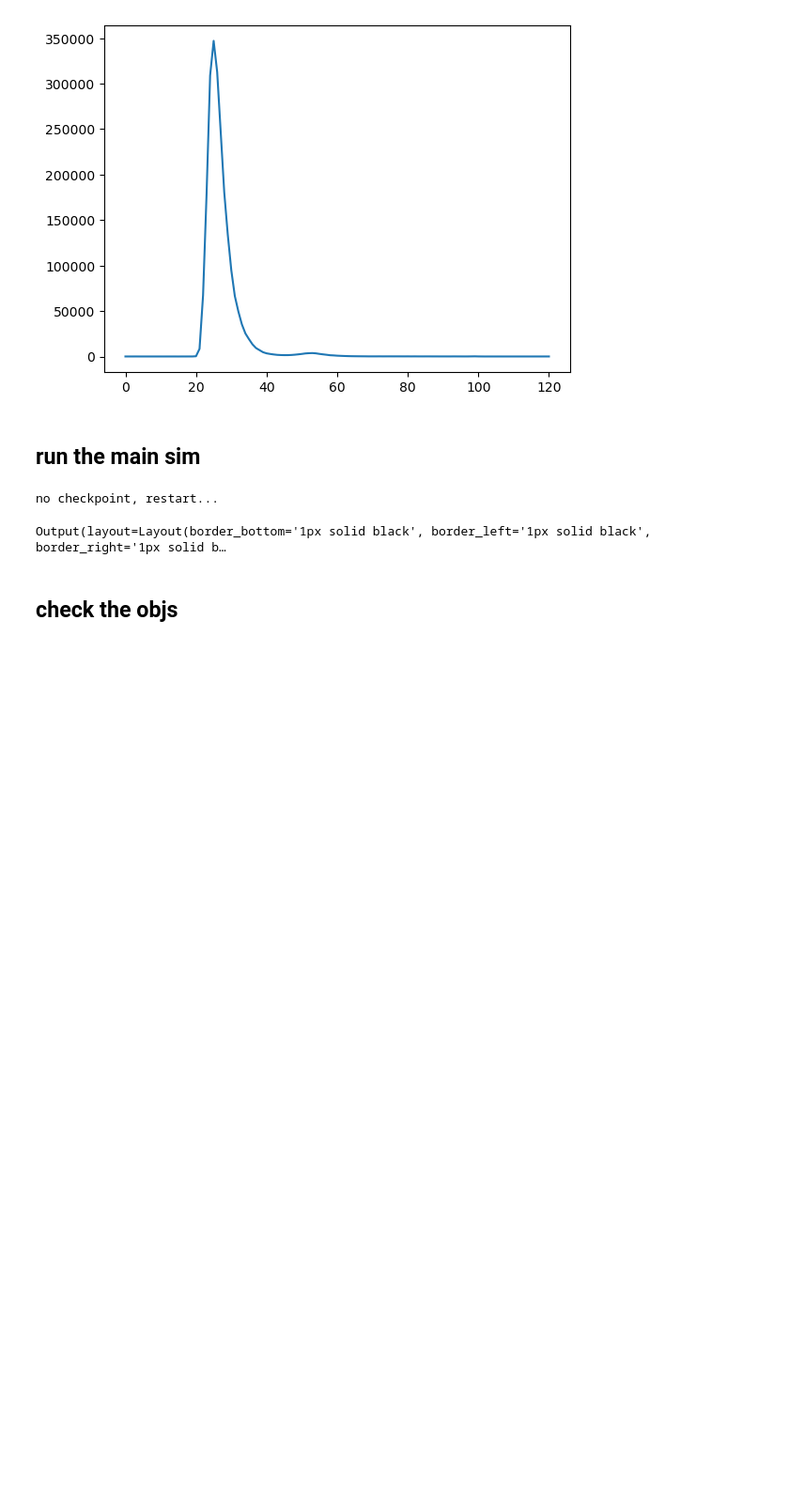
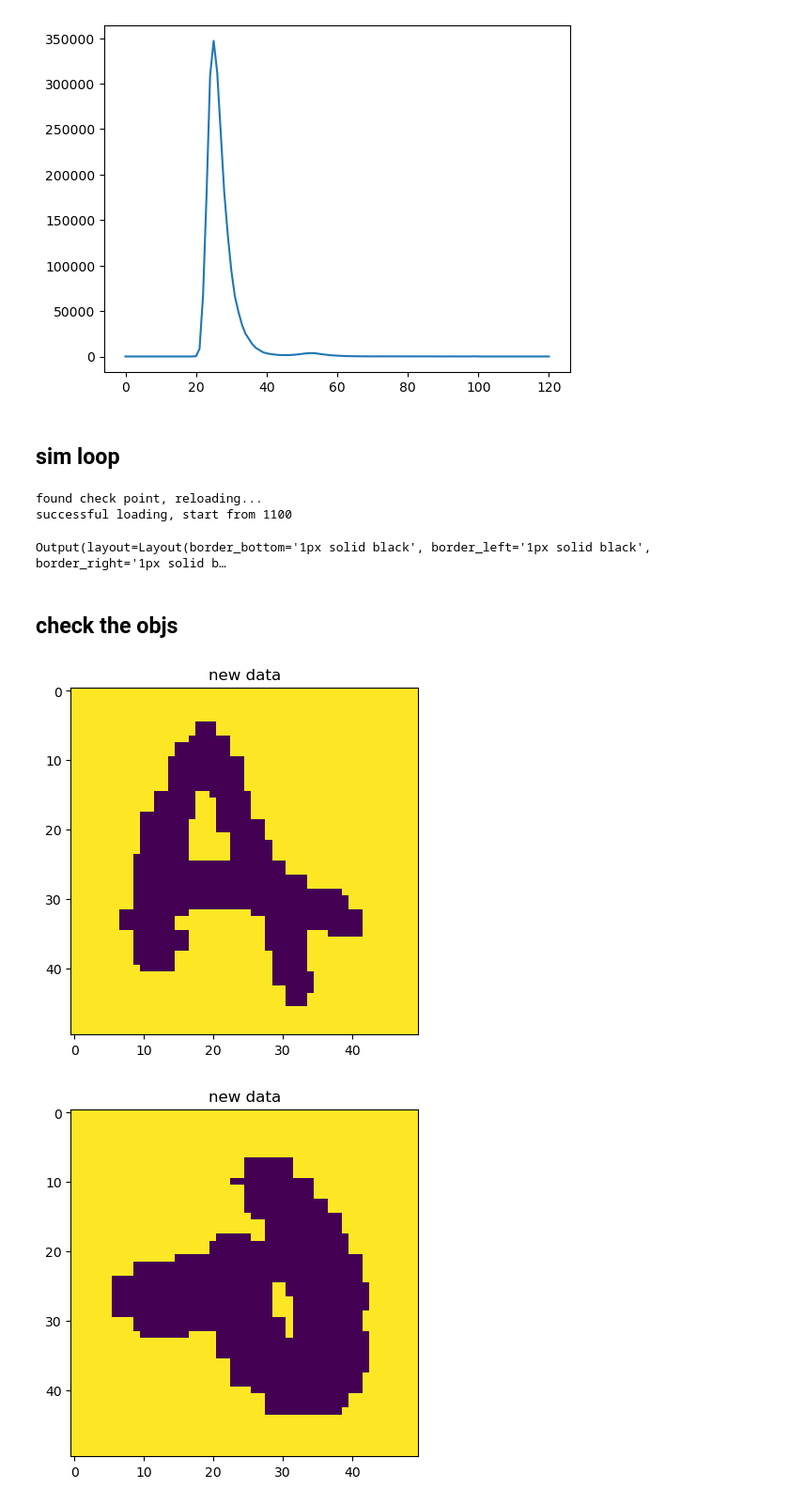
Before and after one commit to Fenrisulfr26/foam_project_pmcx, a Jupyter notebook: pmcx_fitting_sims_ipynb/batch_MCX_sims.ipynb, the cells around one changed output. Shown: that part at 94% size. Cells and saved outputs as stored; diff of their text form; code cells hidden in the pictures; blank space fills up the shorter version.

```diff
--- a/pmcx_fitting_sims_ipynb/batch_MCX_sims.ipynb
+++ b/pmcx_fitting_sims_ipynb/batch_MCX_sims.ipynb
@@ -36,7 +39,7 @@ disp_region = widgets.Output(layout={'border': '1px solid black', 'height': '800
 # %%
 ROOT = "F:/OneDrive/foam_imaging_project/pmcx_foam/MNIST_img_dataset"  # root fold for the data
 SPLIT = "byclass"
-NUM_TOTAL = 5000
+NUM_TOTAL = 2000      # total number of samples to select
 RANDOM_SEED = 42
 BATCH_SIZE = 64
 
@@ -77,7 +80,7 @@ remainder = NUM_TOTAL % num_classes       # 8
 per_class_target = {i: base + (1 if i < remainder else 0) for i in range(num_classes)}
 
 # random sampling
-g = torch.Generator().manual_seed(RANDOM_SEED-1)  # select new set of data
+g = torch.Generator().manual_seed(RANDOM_SEED+2)  # select new set of data. origin 0, 231125 -1, 301125 +1 021225 +2
 selected_indices = []
 
 for i in range(num_classes):
@@ -192,14 +195,16 @@ cfg['prop'] = [[0,0,1,1],           # background
 [figure]
 [figure]
 # %% [markdown]
-## run the main sim
+## sim loop
 # %%
-save_dir = 'F:/OneDrive/foam_imaging_project/pmcx_foam/batch_mcx_sim_data/data_231125'
+current_date = datetime.now().strftime("%d%m%y")
+save_dir = f'F:/OneDrive/foam_imaging_project/pmcx_foam/batch_mcx_sim_data/data_021225'
+os.makedirs(save_dir, exist_ok=True)
 gd_path = os.path.join(save_dir, 'ds_objs_50x50_5x5cm.npy')
 sims_result_path = os.path.join(save_dir, 'batch_mcx_sims_results.npy')
 checkpoint_json = os.path.join(save_dir, 'checkpoint.json')
 
-total_count = 5000
+total_count = NUM_TOTAL
 save_interval = 100  # save every 100 sims
 
 start_index = 0
@@ -248,6 +253,10 @@ if start_index < total_count:
             img[img<=threshold]=0
             img[img>threshold]=1
             img = 1-img
+
+            #=============this if for the flipped MNIST dataset===================
+            img = np.fliplr(img)
+            #==============this is for the flipped MNIST dataset===================
 
             plt.figure()
             plt.imshow(img, cmap='gray')
@@ -304,21 +313,29 @@ if start_index < total_count:
 
 print("All Done!")
 # %% [output]
-no checkpoint, restart...
+found check point, reloading...
+successful loading, start from 1100
 Output(layout=Layout(border_bottom='1px solid black', border_left='1px solid black', border_right='1px solid b…
 # %% [markdown]
 ## check the objs
 # %%
-gd2 = np.load("F:/OneDrive/foam_imaging_project/pmcx_foam/batch_mcx_sim_data/data_231125/groundtruths.npy")
-gd1 = np.load("F:/OneDrive/foam_imaging_project/pmcx_foam/batch_mcx_sim_data/groundtruths.npy")
+gd2 = np.load("F:/OneDrive/foam_imaging_project/pmcx_foam/batch_mcx_sim_data/data_021225/ds_objs_50x50_5x5cm.npy")
+# gd1 = np.load("F:/OneDrive/foam_imaging_project/pmcx_foam/batch_mcx_sim_data/groundtruths.npy")
 
-for i in range(0,5000,500):
+for i in range(0,2000,500):
     plt.figure()
-    plt.subplot(1,2,1)
-    plt.imshow(gd1[:,:,i])
-    plt.title('old data')
-    plt.show()
-    plt.subplot(1,2,2)
+    # plt.subplot(1,2,1)
+    # plt.imshow(gd1[:,:,i])
+    # plt.title('old data')
+    # plt.show()
+    # plt.subplot(1,2,2)
     plt.imshow(gd2[:,:,i])
     plt.title('new data')
     plt.show()
+
+plt.figure()
+plt.imshow(gd2[:,:,int(2000/26*12-20)])
+plt.show()
+# %% [output]
+[figure, added]
+[figure, added]
```
Also changed, not shown: parts of 7 cells of this notebook, 2 other files.
